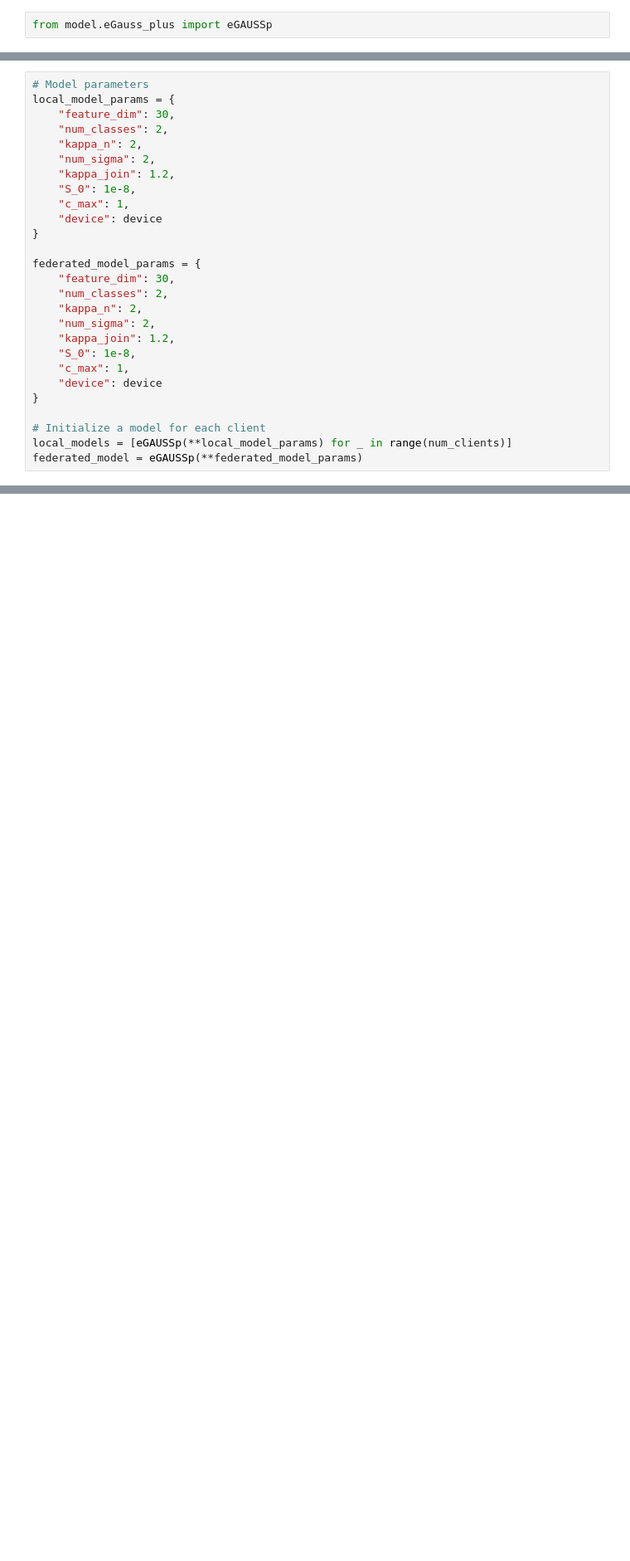
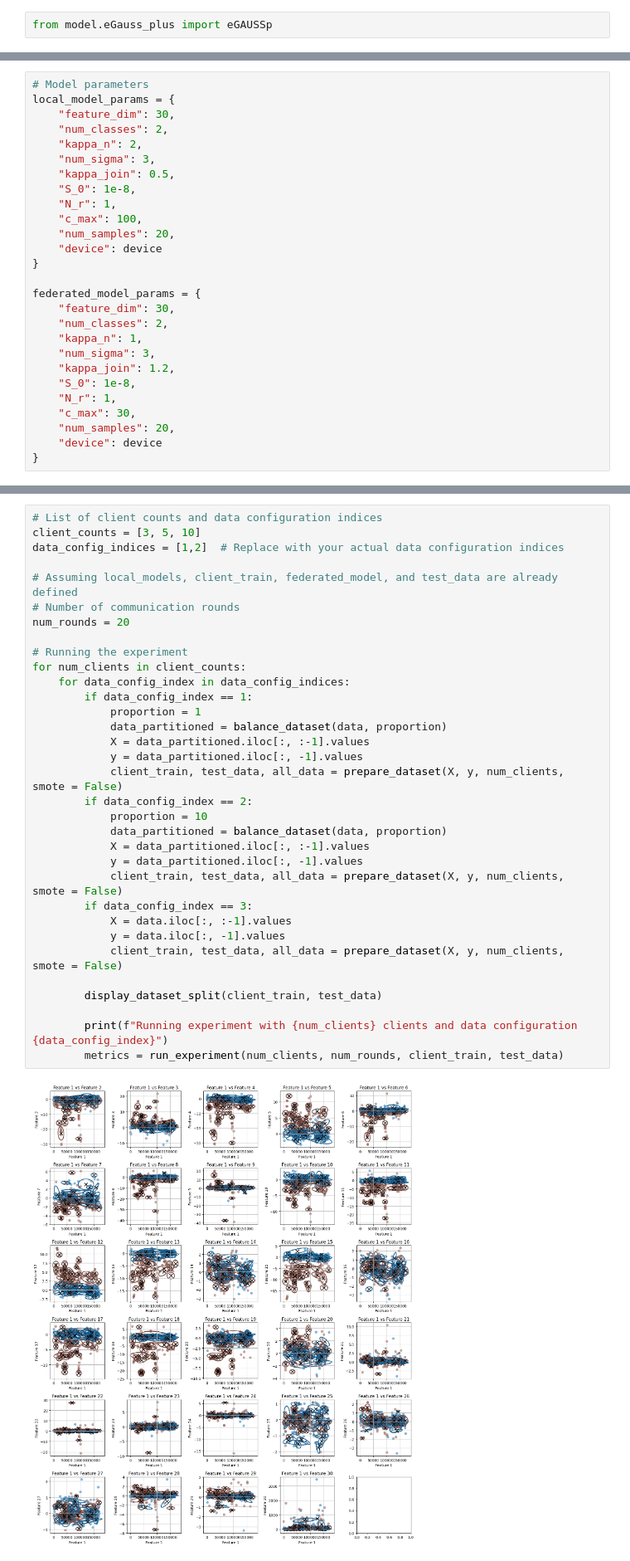
Before and after one commit to mihaozbot/eGAUSSp_Python, a Jupyter notebook: credit_fraud_experiment.ipynb, the cells around one changed output, grey strips where cells are left out. Shown at 83% size. Cells and saved outputs as stored; diff of their text form; blank space fills up the shorter version.

```diff
--- a/credit_fraud_experiment.ipynb
+++ b/credit_fraud_experiment.ipynb
@@ -31,26 +35,26 @@ local_model_params = {
     "feature_dim": 30,
     "num_classes": 2,
     "kappa_n": 2,
-    "num_sigma": 2,
-    "kappa_join": 1.2,
+    "num_sigma": 3,
+    "kappa_join": 0.5,
     "S_0": 1e-8,
-    "c_max": 1,
+    "N_r": 1,
+    "c_max": 100,
+    "num_samples": 20,
     "device": device
 }
 
 federated_model_params = {
     "feature_dim": 30,
     "num_classes": 2,
-    "kappa_n": 2,
-    "num_sigma": 2,
+    "kappa_n": 1,
+    "num_sigma": 3,
     "kappa_join": 1.2,
     "S_0": 1e-8,
-    "c_max": 1,
+    "N_r": 1,
+    "c_max": 30,
+    "num_samples": 20,
     "device": device
 }
-
-# Initialize a model for each client
-local_models = [eGAUSSp(**local_model_params) for _ in range(num_clients)]
-federated_model = eGAUSSp(**federated_model_params)
 # %%
 
@@ -257,0 +158,35 @@ Evolving has been disabled.
+# %%
+# List of client counts and data configuration indices
+client_counts = [3, 5, 10]
+data_config_indices = [1,2]  # Replace with your actual data configuration indices
+
+# Assuming local_models, client_train, federated_model, and test_data are already defined
+# Number of communication rounds
+num_rounds = 20
+
+# Running the experiment
+for num_clients in client_counts:
+    for data_config_index in data_config_indices:
+        if data_config_index == 1:
+            proportion = 1
+            data_partitioned = balance_dataset(data, proportion)
+            X = data_partitioned.iloc[:, :-1].values
+            y = data_partitioned.iloc[:, -1].values
+            client_train, test_data, all_data = prepare_dataset(X, y, num_clients, smote = False)
+        if data_config_index == 2:
+            proportion = 10
+            data_partitioned = balance_dataset(data, proportion)
+            X = data_partitioned.iloc[:, :-1].values
+            y = data_partitioned.iloc[:, -1].values
+            client_train, test_data, all_data = prepare_dataset(X, y, num_clients, smote = False)
+        if data_config_index == 3:
+            X = data.iloc[:, :-1].values
+            y = data.iloc[:, -1].values
+            client_train, test_data, all_data = prepare_dataset(X, y, num_clients, smote = False)
+
+        display_dataset_split(client_train, test_data)
+
+        print(f"Running experiment with {num_clients} clients and data configuration {data_config_index}")
+        metrics = run_experiment(num_clients, num_rounds, client_train, test_data)
+# %% [output]
+[figure, added]
```
Also changed, not shown: parts of 13 cells of this notebook, 16 other files.
